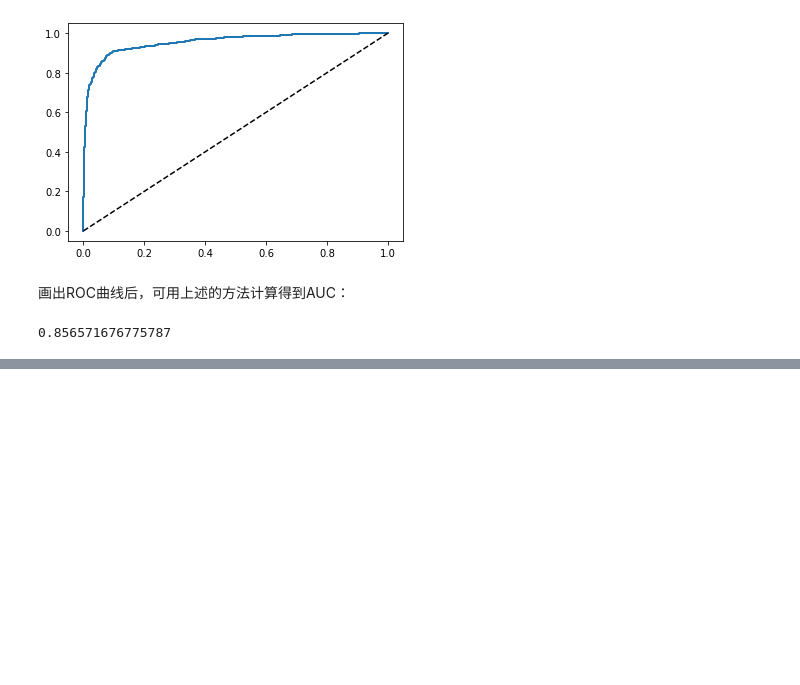
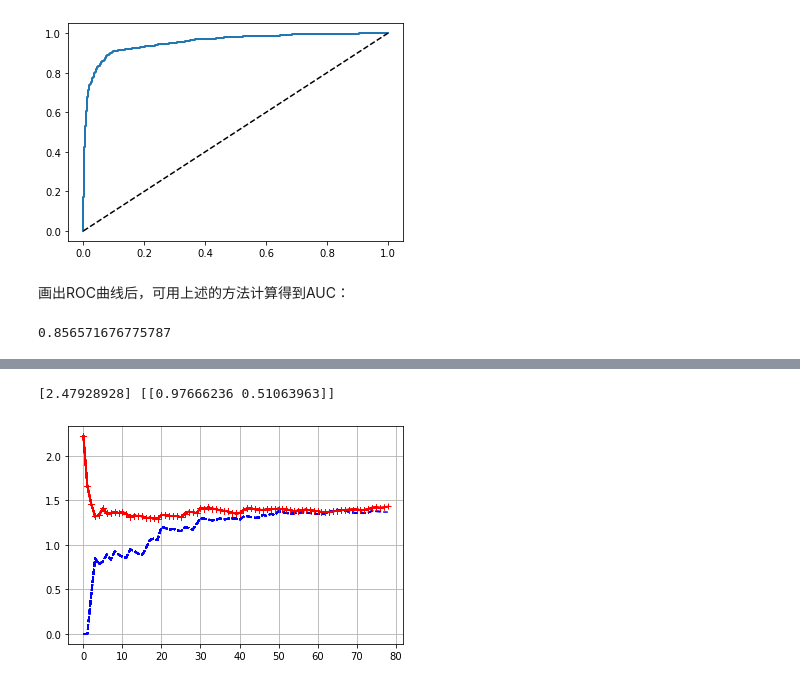
Before and after one commit to lujinhong/gucheng-AI-blog, a Jupyter notebook: 6 sklearn/sklearn系列之3：模型训练.ipynb, the cells around one changed output, grey strips where cells are left out. Drawn from its saved outputs; the diff is of its cells as text; code cells hidden in the pictures; blank space fills up the shorter version.

```diff
--- a/6 sklearn/sklearn系列之3：模型训练.ipynb
+++ b/6 sklearn/sklearn系列之3：模型训练.ipynb
@@ -215,0 +283,11 @@ roc_auc_score(y_test_5, y_pred_5)
+# %%
+poly_feature = PolynomialFeatures(degree=2, include_bias=False)
+X_poly = poly_feature.fit_transform(X)
+lin_reg = LinearRegression()
+lin_reg.fit(X_poly, y)
+print(lin_reg.intercept_, lin_reg.coef_)
+
+plot_learning_curves(lin_reg, X, y)
+# %% [output]
+[2.47928928] [[0.97666236 0.51063963]]
+[figure, added]
```
Also changed, not shown: parts of 15 cells of this notebook.
